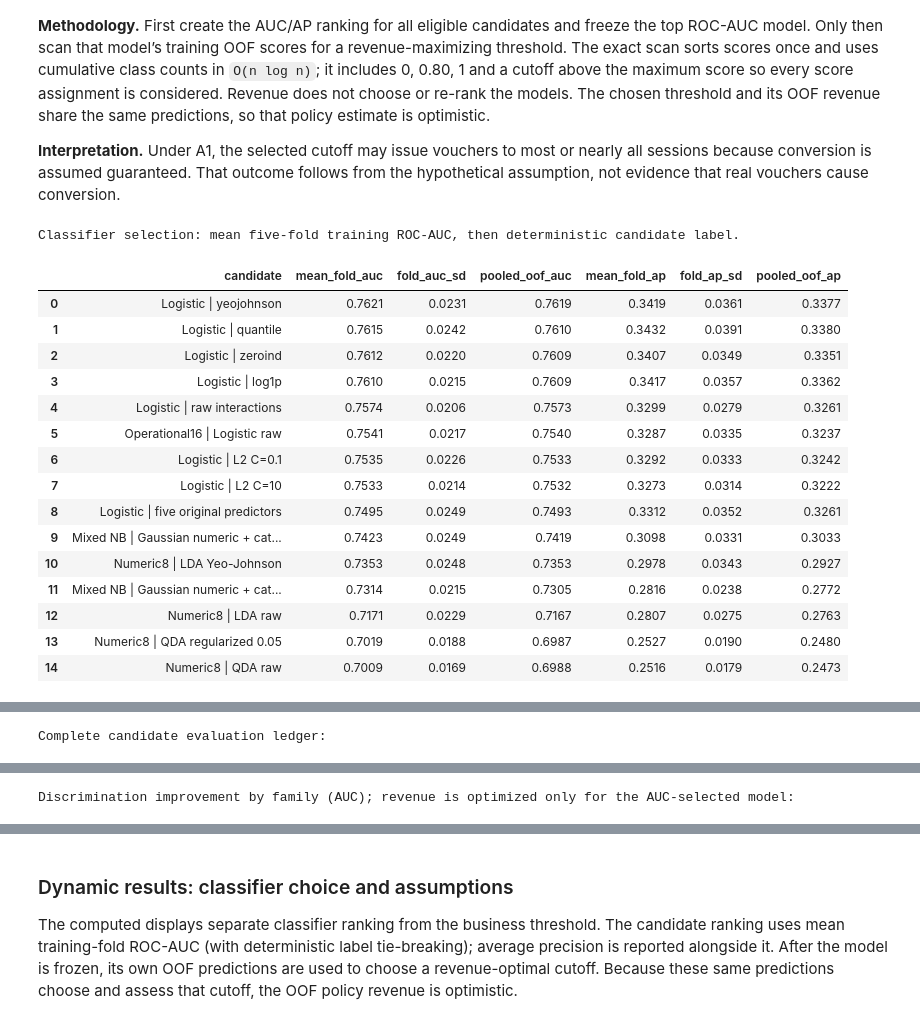
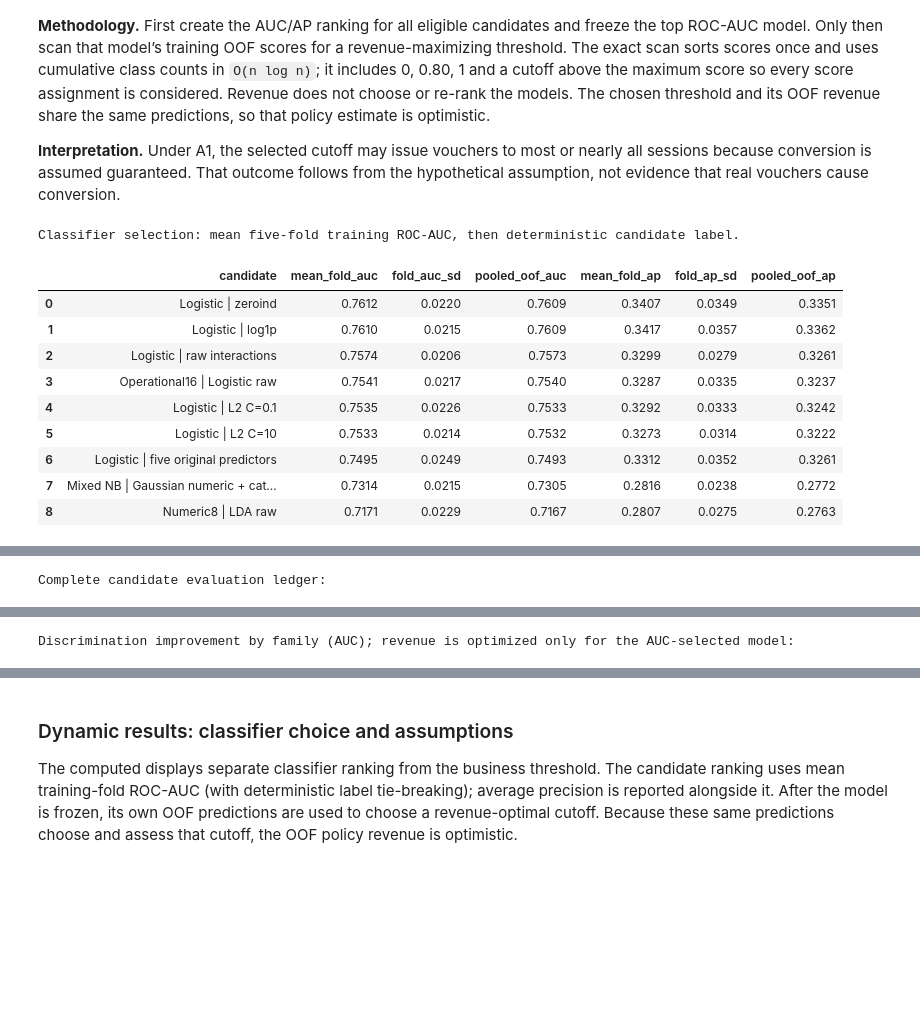
Before and after one commit to lyd-sg/dsa211, a Jupyter notebook: online_shoppers_revised.ipynb, the cells around one changed output, grey strips where cells are left out. Saved outputs shown, nothing was run; the diff lists cells and outputs as text; code cells hidden in the pictures; blank space fills up the shorter version.

```diff
--- a/online_shoppers_revised.ipynb
+++ b/online_shoppers_revised.ipynb
@@ -460,11 +455,6 @@ for name,estimator in MODELS.items():
     label=f'Operational16 | {name} raw'
     row=page_row if name=='Logistic' else evaluate(label,estimator,SAFE,stage='operational raw baseline')
     if row['status']=='OK': BASELINE_LABELS[name]=label
-# A separate covariance regularisation repair follows the unmodified operational QDA attempt.
-repair='Operational16 | QDA regularised 0.05'
-repair_row=evaluate(repair,QuadraticDiscriminantAnalysis(reg_param=.05),SAFE,stage='QDA numerical repair')
-if 'QDA' not in BASELINE_LABELS and repair_row['status']=='OK':
-    BASELINE_LABELS['QDA (regularised)']=repair
 # %% [markdown]
 ### Legacy operational baselines with one-hot categories
 
@@ -700,8 +668,7 @@ Additional mixed/numeric-only designs: 6 | successful: 6
 # %%
 LEGACY_CANDIDATES={name:label for name,label in BASELINE_LABELS.items()}
-if repair_row['status']=='OK': LEGACY_CANDIDATES['QDA (regularised)']=repair
 CANDIDATES={}
-for transform in ['log1p','yeojohnson','quantile','zeroind']:
+for transform in ['log1p','zeroind']:
     for name in ['Logistic','Gaussian NB','LDA']:
         label=f'{name} | {transform}'
         row=evaluate(label,MODELS[name],SAFE,transform,stage='transformation')
@@ -709,24 +676,22 @@ for transform in ['log1p','yeojohnson','quantile','zeroind']:
 five=['ExitRates','ProductRelated_Duration','Month','TrafficType','VisitorType']
 for label,model,columns,transform,poly in [
     ('Logistic | raw interactions',MODELS['Logistic'],SAFE,'raw',True),
-    ('Logistic | five original predictors',MODELS['Logistic'],five,'raw',False),
-    ('LDA | yeojohnson interactions',MODELS['LDA'],SAFE,'yeojohnson',True)]:
+    ('Logistic | five original predictors',MODELS['Logistic'],five,'raw',False)]:
     row=evaluate(label,model,columns,transform,poly,stage='nonlinearity or subset')
     if row['status']=='OK': LEGACY_CANDIDATES[label]=label
 for label,model,transform in [
     ('Logistic | L2 C=0.1',LogisticRegression(C=.1,max_iter=3000),'raw'),
     ('Logistic | L2 C=10',LogisticRegression(C=10,max_iter=3000),'raw'),
     ('Gaussian NB | smoother',GaussianNB(var_smoothing=1e-5),'raw'),
-    ('LDA | shrinkage',LinearDiscriminantAnalysis(solver='lsqr',shrinkage='auto'),'raw'),
-    ('QDA | regularised 0.01',QuadraticDiscriminantAnalysis(reg_param=.01),'raw')]:
+    ('LDA | shrinkage',LinearDiscriminantAnalysis(solver='lsqr',shrinkage='auto'),'raw')]:
     row=evaluate(label,model,SAFE,transform,stage='model-specific tuning')
     if row['status']=='OK': LEGACY_CANDIDATES[label]=label
 LED=pd.DataFrame(LEDGER)
-# Logistic supports one-hot categories; use only the mixed likelihood and numeric-only alternatives for NB/LDA/QDA.
+# Only Logistic variants plus the two existing raw likelihood alternatives are selection-eligible.
 CANDIDATES={label:label for label in LEGACY_CANDIDATES.values()
     if label.startswith('Operational16 | Logistic') or label.startswith('Logistic |')}
 for label in NEW_MODEL_CANDIDATES: CANDIDATES[label]=label
-print(f'Candidate designs recorded: {len(LED)} (expected 35); successful eligible operational candidates: {len(CANDIDATES)}')
+print(f'Candidate designs recorded: {len(LED)} (expected 20); successful eligible operational candidates: {len(CANDIDATES)}')
 display(LED[['stage','candidate','mean_fold_auc','fold_auc_sd','mean_fold_ap','fold_ap_sd','pooled_oof_ap','status','warning_count','failure']].round(4))
 print('Warnings recorded across all attempted candidate fits (identical messages grouped):')
 display(warning_table())
@@ -831,48 +796,75 @@ print('Complete candidate evaluation ledger:'); display(LED)
 
 
 def family_of(label):
-    if 'QDA' in label: return 'QDA'
     if 'Mixed NB' in label or 'Gaussian NB' in label: return 'Naive Bayes'
     if 'LDA' in label: return 'LDA'
     return 'Logistic'
 AUC_WINNER=WINNER
 AP_ORDER=SELECTION.sort_values(['mean_fold_ap','candidate'],ascending=[False,True])
 AP_WINNER=str(AP_ORDER.iloc[0].candidate)
 family_improvements=[]
 for family,raw_label in DEFENSIBLE_BASELINES.items():
     canonical=family_of(family+' '+raw_label)
     family_rows=SELECTION.loc[SELECTION.candidate.map(family_of).eq(canonical)]
     if family_rows.empty: continue
     raw_auc=float(RESULTS[raw_label]['fold_auc'].mean()) if raw_label in RESULTS and 'fold_auc' in RESULTS[raw_label] else np.nan
     best_family=family_rows.sort_values(['mean_fold_auc','candidate'],ascending=[False,True]).iloc[0]
     family_improvements.append({'family':canonical,'reference specification':raw_label,
         'reference mean fold AUC':raw_auc,'best CV specification':best_family.candidate,
         'best mean fold AUC':float(best_family.mean_fold_auc),
         'AUC change vs reference':float(best_family.mean_fold_auc-raw_auc) if np.isfinite(raw_auc) else np.nan})
 FAMILY_AUC=pd.DataFrame(family_improvements).drop_duplicates('family').set_index('family')
 print('Discrimination improvement by family (AUC); revenue is optimized only for the AUC-selected model:')
 display(FAMILY_AUC.round(4))
 print(f'Highest-AUC model: {WINNER} (mean fold AUC {CV_AUC:.4f}); highest mean-fold AP model: {AP_WINNER} (mean fold AP {AP_ORDER.iloc[0].mean_fold_ap:.4f}).')
 if AP_WINNER != WINNER:
     print('The AP leader differs from the AUC-selected model; AP is descriptive and does not change the predeclared ROC-AUC selection rule.')
 
-if QDA_REFERENCE==NUM_QDA_REG:
-    print('The numerical-only QDA reference is the separately labelled regularized specification because unregularized numeric QDA failed; the raw failure remains in the ledger.')
+# Compare already-computed CV scores to raw family references; no candidate is refit here.
+def mean_auc(label):
+    result=RESULTS.get(label,{})
+    return float(np.mean(result['fold_auc'])) if 'fold_auc' in result else np.nan
+
+comparison_rows=[]
+raw_labels={'Logistic':'Operational16 | Logistic raw',
+            'Gaussian NB':'Operational16 | Gaussian NB raw',
+            'LDA':'Operational16 | LDA raw'}
+for family,raw_label in raw_labels.items():
+    raw_auc=mean_auc(raw_label)
+    for treatment,label in [('raw',raw_label),('log1p',f'{family} | log1p'),('zeroind',f'{family} | zeroind')]:
+        auc=mean_auc(label)
+        comparison_rows.append({'family':family,'comparison':treatment,'candidate':label,
+            'mean fold AUC':auc,'change vs raw':auc-raw_auc if np.isfinite(auc) and np.isfinite(raw_auc) else np.nan})
+for family,reference,labels in [
+    ('Logistic','Operational16 | Logistic raw',[
+        'Logistic | raw interactions','Logistic | five original predictors',
+        'Logistic | L2 C=0.1','Logistic | L2 C=10']),
+    ('Gaussian NB','Operational16 | Gaussian NB raw',['Gaussian NB | smoother']),
+    ('LDA','Operational16 | LDA raw',['LDA | shrinkage'])]:
+    raw_auc=mean_auc(reference)
+    for label in labels:
+        auc=mean_auc(label)
+        comparison_rows.append({'family':family,'comparison':'retained variant','candidate':label,
+            'mean fold AUC':auc,'change vs raw':auc-raw_auc if np.isfinite(auc) and np.isfinite(raw_auc) else np.nan})
+IMPROVEMENT_COMPARISON=pd.DataFrame(comparison_rows)
+print('Raw, log1p and zeroind comparisons, plus retained model variants (mean training-fold ROC-AUC; deltas are descriptive):')
+display(IMPROVEMENT_COMPARISON.round(4))
+changed=IMPROVEMENT_COMPARISON.loc[
+    IMPROVEMENT_COMPARISON.comparison.ne('raw') & IMPROVEMENT_COMPARISON['change vs raw'].notna()]
+improved=changed.loc[changed['change vs raw']>1e-12,'candidate'].tolist()
+not_improved=changed.loc[changed['change vs raw']<=1e-12,'candidate'].tolist()
+print('Observed CV-AUC increases vs the matching raw family reference:', ', '.join(improved) if improved else 'none.')
+print('Observed CV-AUC ties/decreases vs the matching raw family reference:', ', '.join(not_improved) if not_improved else 'none.')
+print('These within-CV differences are descriptive and are not significance tests.')
 # %% [output]
 Classifier selection: mean five-fold training ROC-AUC, then deterministic candidate label.
 |  | candidate | mean_fold_auc | fold_auc_sd | pooled_oof_auc | mean_fold_ap | fold_ap_sd | pooled_oof_ap |
-| 0 | Logistic | yeojohnson | 0.7621 | 0.0231 | 0.7619 | 0.3419 | 0.0361 | 0.3377 |
-| 1 | Logistic | quantile | 0.7615 | 0.0242 | 0.7610 | 0.3432 | 0.0391 | 0.3380 |
-| 2 | Logistic | zeroind | 0.7612 | 0.0220 | 0.7609 | 0.3407 | 0.0349 | 0.3351 |
-| 3 | Logistic | log1p | 0.7610 | 0.0215 | 0.7609 | 0.3417 | 0.0357 | 0.3362 |
-| 4 | Logistic | raw interactions | 0.7574 | 0.0206 | 0.7573 | 0.3299 | 0.0279 | 0.3261 |
-| 5 | Operational16 | Logistic raw | 0.7541 | 0.0217 | 0.7540 | 0.3287 | 0.0335 | 0.3237 |
-| 6 | Logistic | L2 C=0.1 | 0.7535 | 0.0226 | 0.7533 | 0.3292 | 0.0333 | 0.3242 |
-| 7 | Logistic | L2 C=10 | 0.7533 | 0.0214 | 0.7532 | 0.3273 | 0.0314 | 0.3222 |
-| 8 | Logistic | five original predictors | 0.7495 | 0.0249 | 0.7493 | 0.3312 | 0.0352 | 0.3261 |
-| 9 | Mixed NB | Gaussian numeric + cat... | 0.7423 | 0.0249 | 0.7419 | 0.3098 | 0.0331 | 0.3033 |
-| 10 | Numeric8 | LDA Yeo-Johnson | 0.7353 | 0.0248 | 0.7353 | 0.2978 | 0.0343 | 0.2927 |
-| 11 | Mixed NB | Gaussian numeric + cat... | 0.7314 | 0.0215 | 0.7305 | 0.2816 | 0.0238 | 0.2772 |
-| 12 | Numeric8 | LDA raw | 0.7171 | 0.0229 | 0.7167 | 0.2807 | 0.0275 | 0.2763 |
-| 13 | Numeric8 | QDA regularized 0.05 | 0.7019 | 0.0188 | 0.6987 | 0.2527 | 0.0190 | 0.2480 |
-| 14 | Numeric8 | QDA raw | 0.7009 | 0.0169 | 0.6988 | 0.2516 | 0.0179 | 0.2473 |
+| 0 | Logistic | zeroind | 0.7612 | 0.0220 | 0.7609 | 0.3407 | 0.0349 | 0.3351 |
+| 1 | Logistic | log1p | 0.7610 | 0.0215 | 0.7609 | 0.3417 | 0.0357 | 0.3362 |
+| 2 | Logistic | raw interactions | 0.7574 | 0.0206 | 0.7573 | 0.3299 | 0.0279 | 0.3261 |
+| 3 | Operational16 | Logistic raw | 0.7541 | 0.0217 | 0.7540 | 0.3287 | 0.0335 | 0.3237 |
+| 4 | Logistic | L2 C=0.1 | 0.7535 | 0.0226 | 0.7533 | 0.3292 | 0.0333 | 0.3242 |
+| 5 | Logistic | L2 C=10 | 0.7533 | 0.0214 | 0.7532 | 0.3273 | 0.0314 | 0.3222 |
+| 6 | Logistic | five original predictors | 0.7495 | 0.0249 | 0.7493 | 0.3312 | 0.0352 | 0.3261 |
+| 7 | Mixed NB | Gaussian numeric + cat... | 0.7314 | 0.0215 | 0.7305 | 0.2816 | 0.0238 | 0.2772 |
+| 8 | Numeric8 | LDA raw | 0.7171 | 0.0229 | 0.7167 | 0.2807 | 0.0275 | 0.2763 |
```
Also changed, not shown: parts of 24 cells of this notebook, 10 other files.
